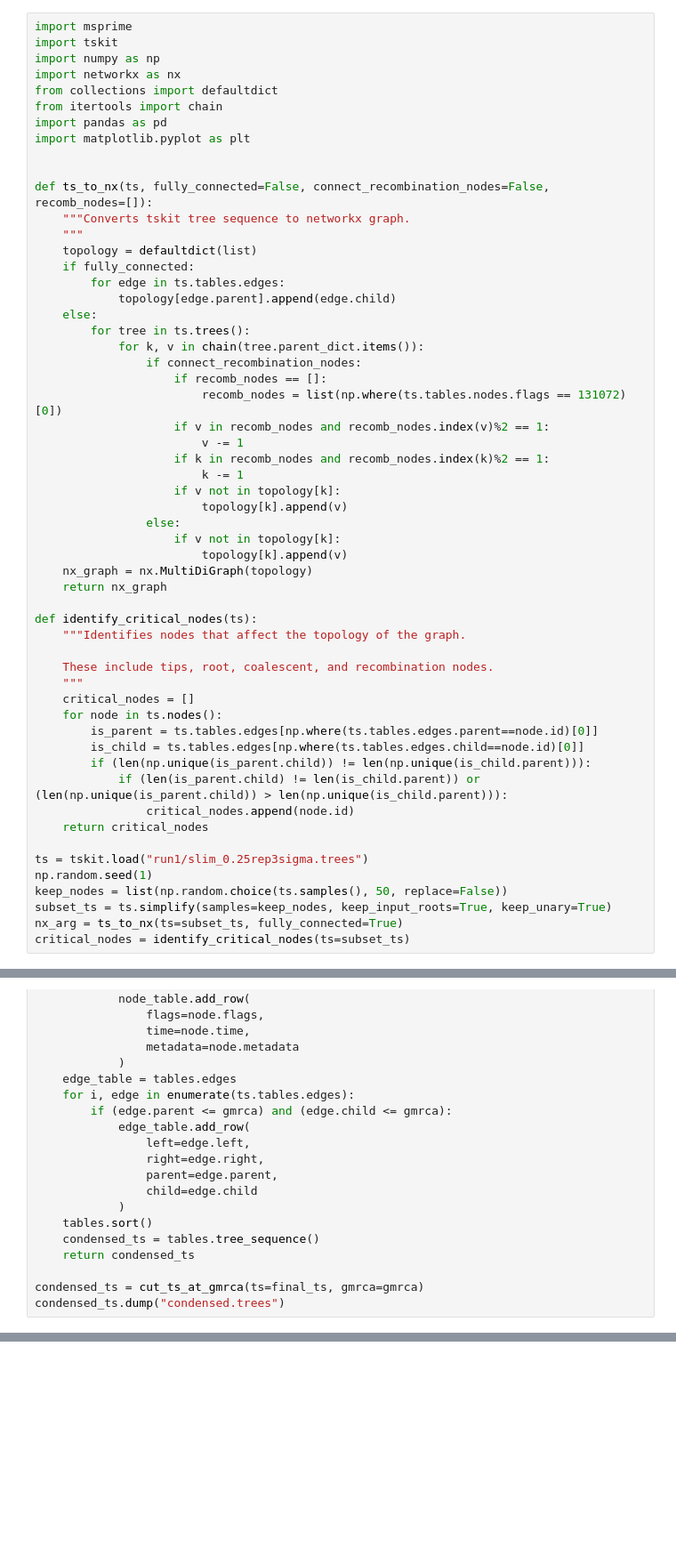
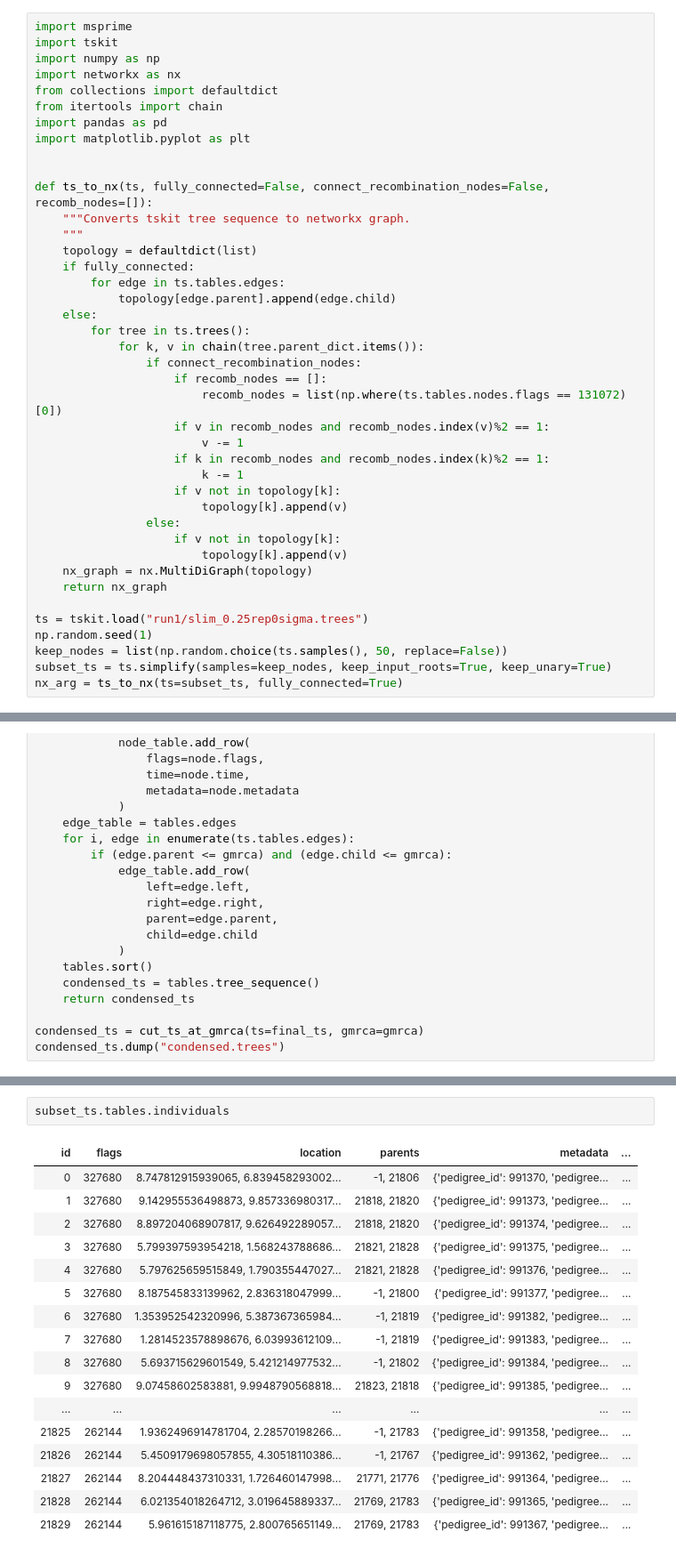
Before and after one commit to osmond-lab/sparg, a Jupyter notebook: ARGweaver/slim/slim_to_simplified_arg.ipynb, the cells around one changed output, grey strips where cells are left out. Shown at 89% size. Cells and saved outputs as stored; diff of their text form; blank space fills up the shorter version.

Commit message:
slim_to_simplified

```diff
--- a/ARGweaver/slim/slim_to_simplified_arg.ipynb
+++ b/ARGweaver/slim/slim_to_simplified_arg.ipynb
@@ -34,23 +36,8 @@ def ts_to_nx(ts, fully_connected=False, connect_recombination_nodes=False, recom
     nx_graph = nx.MultiDiGraph(topology)
     return nx_graph
 
-def identify_critical_nodes(ts):
-    """Identifies nodes that affect the topology of the graph.
-
-    These include tips, root, coalescent, and recombination nodes.
-    """
-    critical_nodes = []
-    for node in ts.nodes():
-        is_parent = ts.tables.edges[np.where(ts.tables.edges.parent==node.id)[0]]
-        is_child = ts.tables.edges[np.where(ts.tables.edges.child==node.id)[0]]
-        if (len(np.unique(is_parent.child)) != len(np.unique(is_child.parent))):
-            if (len(is_parent.child) != len(is_child.parent)) or (len(np.unique(is_parent.child)) > len(np.unique(is_child.parent))):
-                critical_nodes.append(node.id)
-    return critical_nodes
-
-ts = tskit.load("run1/slim_0.25rep3sigma.trees")
+ts = tskit.load("run1/slim_0.25rep0sigma.trees")
 np.random.seed(1)
 keep_nodes = list(np.random.choice(ts.samples(), 50, replace=False))
 subset_ts = ts.simplify(samples=keep_nodes, keep_input_roots=True, keep_unary=True)
 nx_arg = ts_to_nx(ts=subset_ts, fully_connected=True)
-critical_nodes = identify_critical_nodes(ts=subset_ts)
@@ -273,0 +481,20 @@ condensed_ts.dump("condensed.trees")
+# %%
+subset_ts.tables.individuals
+# %% [output]
+| id | flags | location | parents | metadata | ... |
+| 0 | 327680 | 8.747812915939065, 6.839458293002... | -1, 21806 | {'pedigree_id': 991370, 'pedigree... | ... |
+| 1 | 327680 | 9.142955536498873, 9.857336980317... | 21818, 21820 | {'pedigree_id': 991373, 'pedigree... | ... |
+| 2 | 327680 | 8.897204068907817, 9.626492289057... | 21818, 21820 | {'pedigree_id': 991374, 'pedigree... | ... |
+| 3 | 327680 | 5.799397593954218, 1.568243788686... | 21821, 21828 | {'pedigree_id': 991375, 'pedigree... | ... |
+| 4 | 327680 | 5.797625659515849, 1.790355447027... | 21821, 21828 | {'pedigree_id': 991376, 'pedigree... | ... |
+| 5 | 327680 | 8.187545833139962, 2.836318047999... | -1, 21800 | {'pedigree_id': 991377, 'pedigree... | ... |
+| 6 | 327680 | 1.353952542320996, 5.387367365984... | -1, 21819 | {'pedigree_id': 991382, 'pedigree... | ... |
+| 7 | 327680 | 1.2814523578898676, 6.03993612109... | -1, 21819 | {'pedigree_id': 991383, 'pedigree... | ... |
+| 8 | 327680 | 5.693715629601549, 5.421214977532... | -1, 21802 | {'pedigree_id': 991384, 'pedigree... | ... |
+| 9 | 327680 | 9.07458602583881, 9.9948790568818... | 21823, 21818 | {'pedigree_id': 991385, 'pedigree... | ... |
+| ... | ... | ... | ... | ... | ... |
+| 21825 | 262144 | 1.9362496914781704, 2.28570198266... | -1, 21783 | {'pedigree_id': 991358, 'pedigree... | ... |
+| 21826 | 262144 | 5.4509179698057855, 4.30518110386... | -1, 21767 | {'pedigree_id': 991362, 'pedigree... | ... |
+| 21827 | 262144 | 8.204448437310331, 1.726460147998... | 21771, 21776 | {'pedigree_id': 991364, 'pedigree... | ... |
+| 21828 | 262144 | 6.021354018264712, 3.019645889337... | 21769, 21783 | {'pedigree_id': 991365, 'pedigree... | ... |
+| 21829 | 262144 | 5.961615187118775, 2.800765651149... | 21769, 21783 | {'pedigree_id': 991367, 'pedigree... | ... |
```
Also changed, not shown: parts of 22 cells of this notebook, 7 other files.
